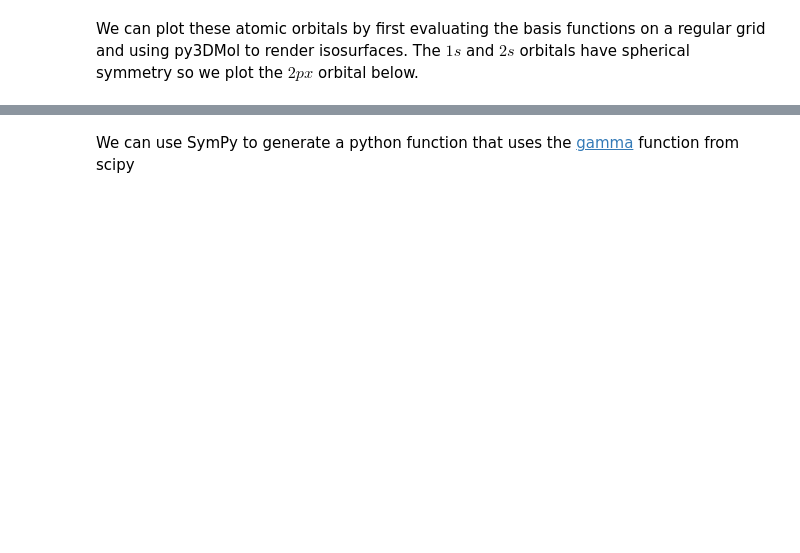
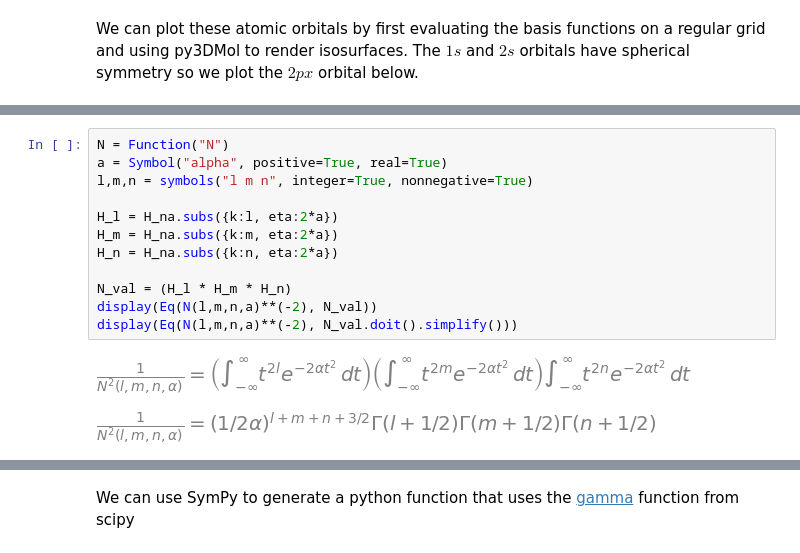
Before and after one commit to graphcore-research/pyscf-ipu, a Jupyter notebook: notebooks/gto_integrals.ipynb, the cells around one changed output, grey strips where cells are left out. Drawn from its saved outputs; the diff is of its cells as text; blank space fills up the shorter version.

```diff
--- a/notebooks/gto_integrals.ipynb
+++ b/notebooks/gto_integrals.ipynb
@@ -241,0 +278,15 @@ $\displaystyle N_\mu^2 = \left(\int\limits_{-\infty}^{\infty} t^{2 l} e^{- 2 \al
+# %%
+N = Function("N")
+a = Symbol("alpha", positive=True, real=True)
+l,m,n = symbols("l m n", integer=True, nonnegative=True)
+
+H_l = H_na.subs({k:l, eta:2*a})
+H_m = H_na.subs({k:m, eta:2*a})
+H_n = H_na.subs({k:n, eta:2*a})
+
+N_val = (H_l * H_m * H_n)
+display(Eq(N(l,m,n,a)**(-2), N_val))
+display(Eq(N(l,m,n,a)**(-2), N_val.doit().simplify()))
+# %% [output]
+[figure, added]
+[figure, added]
```
Also changed, not shown: parts of 35 cells of this notebook.
